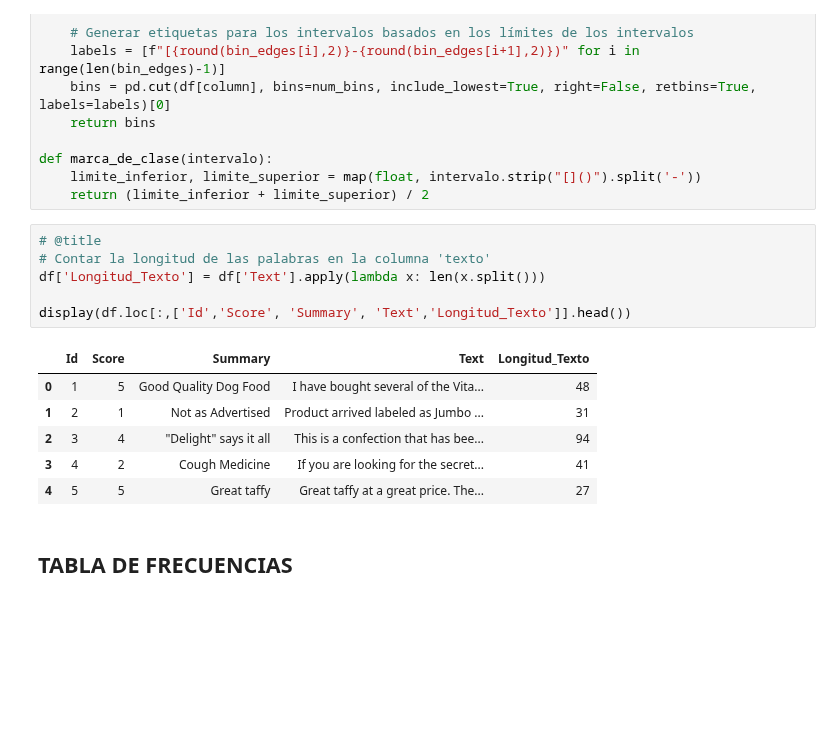
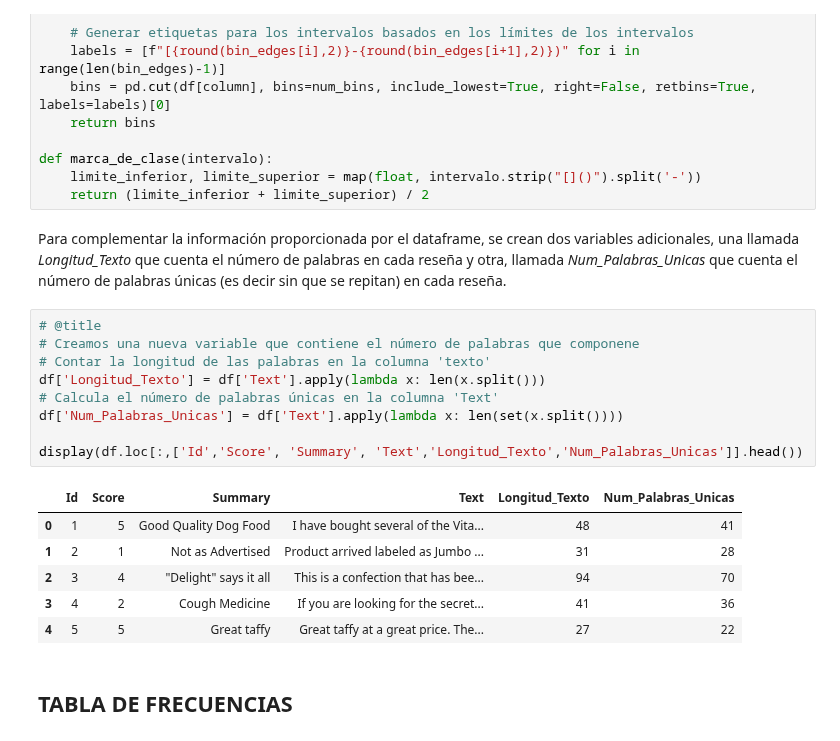
Before and after one commit to ednavivianasegura/Curso_PLN, a Jupyter notebook: PLN_EDNA.ipynb, the cells around one changed output. Saved outputs shown, nothing was run; the diff lists cells and outputs as text; blank space fills up the shorter version.

```diff
--- a/PLN_EDNA.ipynb
+++ b/PLN_EDNA.ipynb
@@ -149,18 +147,23 @@ def group_by_sturges(df, column):
 def marca_de_clase(intervalo):
     limite_inferior, limite_superior = map(float, intervalo.strip("[]()").split('-'))
     return (limite_inferior + limite_superior) / 2
+# %% [markdown]
+Para complementar la información proporcionada por el dataframe, se crean dos variables adicionales, una llamada *Longitud_Texto* que cuenta el número de palabras en cada reseña y otra, llamada *Num_Palabras_Unicas* que cuenta el número de palabras únicas (es decir sin que se repitan) en cada reseña.
 # %%
 # @title
+# Creamos una nueva variable que contiene el número de palabras que componene
 # Contar la longitud de las palabras en la columna 'texto'
 df['Longitud_Texto'] = df['Text'].apply(lambda x: len(x.split()))
+# Calcula el número de palabras únicas en la columna 'Text'
+df['Num_Palabras_Unicas'] = df['Text'].apply(lambda x: len(set(x.split())))
 
-display(df.loc[:,['Id','Score', 'Summary', 'Text','Longitud_Texto']].head())
+display(df.loc[:,['Id','Score', 'Summary', 'Text','Longitud_Texto','Num_Palabras_Unicas']].head())
 # %% [output]
-|  | Id | Score | Summary | Text | Longitud_Texto |
-| 0 | 1 | 5 | Good Quality Dog Food | I have bought several of the Vita... | 48 |
-| 1 | 2 | 1 | Not as Advertised | Product arrived labeled as Jumbo ... | 31 |
-| 2 | 3 | 4 | "Delight" says it all | This is a confection that has bee... | 94 |
-| 3 | 4 | 2 | Cough Medicine | If you are looking for the secret... | 41 |
-| 4 | 5 | 5 | Great taffy | Great taffy at a great price. The... | 27 |
+|  | Id | Score | Summary | Text | Longitud_Texto | Num_Palabras_Unicas |
+| 0 | 1 | 5 | Good Quality Dog Food | I have bought several of the Vita... | 48 | 41 |
+| 1 | 2 | 1 | Not as Advertised | Product arrived labeled as Jumbo ... | 31 | 28 |
+| 2 | 3 | 4 | "Delight" says it all | This is a confection that has bee... | 94 | 70 |
+| 3 | 4 | 2 | Cough Medicine | If you are looking for the secret... | 41 | 36 |
+| 4 | 5 | 5 | Great taffy | Great taffy at a great price. The... | 27 | 22 |
 # %% [markdown]
 ## TABLA DE FRECUENCIAS
```
Also changed, not shown: parts of 8 cells of this notebook.
